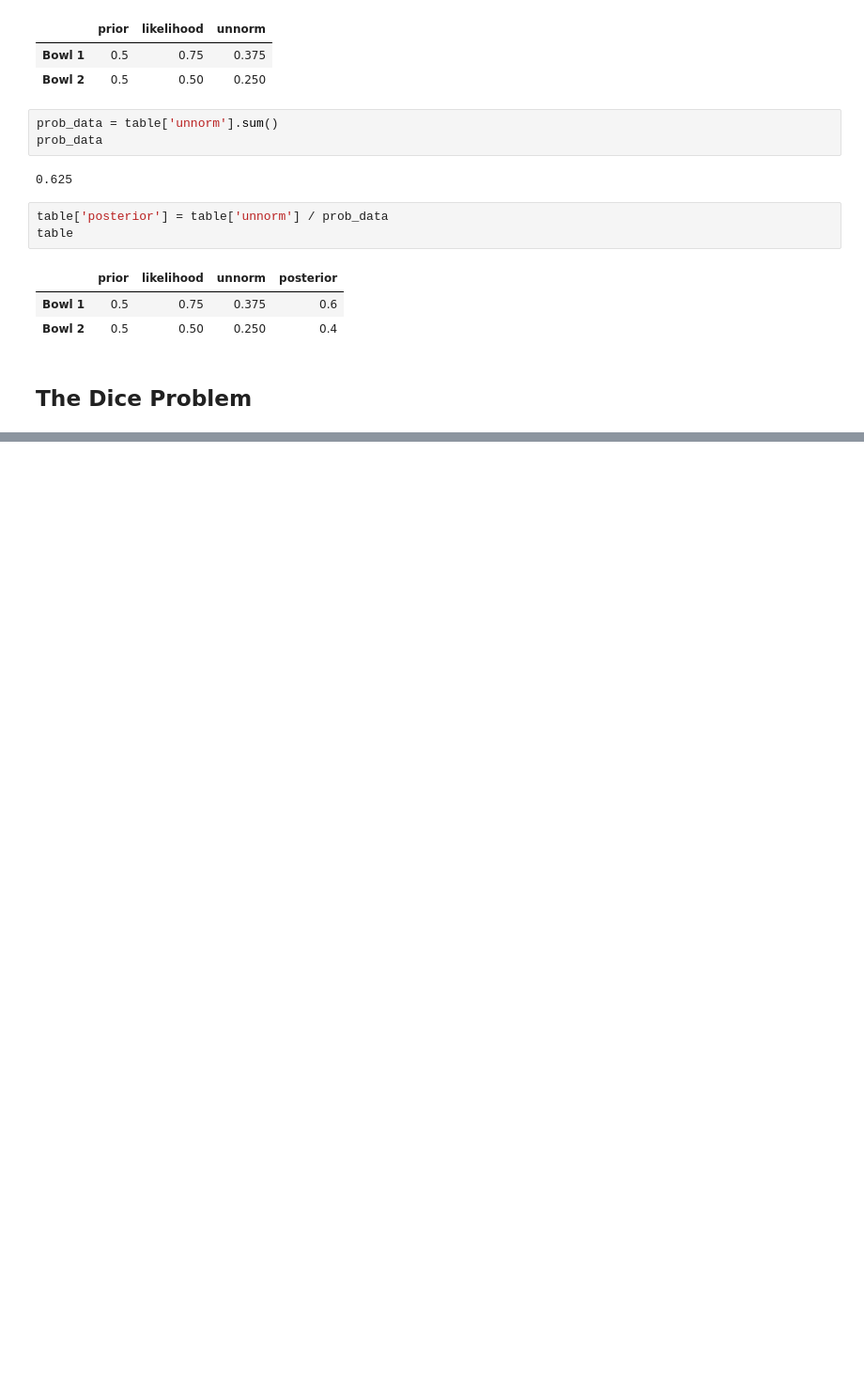
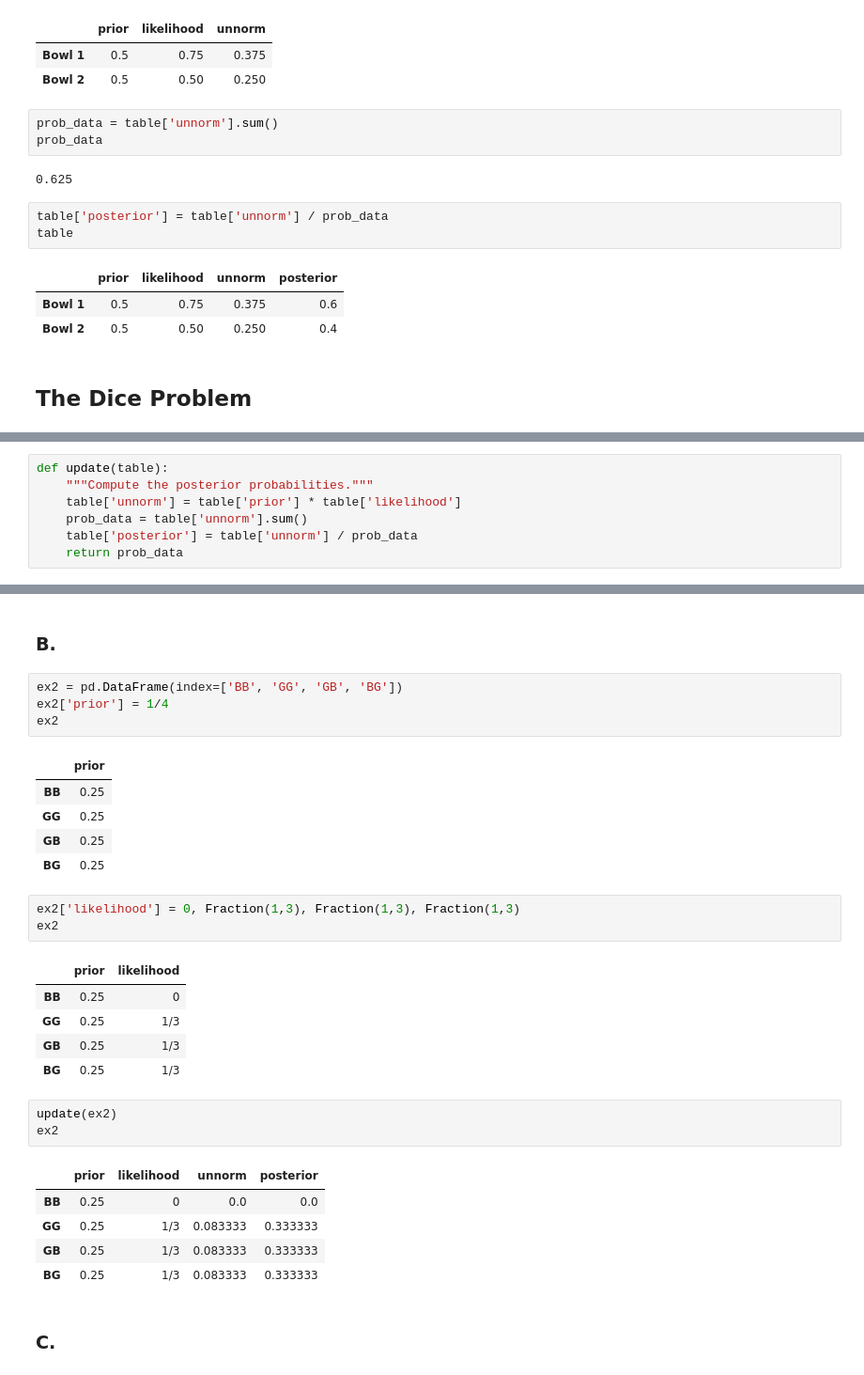
Before and after one commit to pydatawrangler/biwp, a Jupyter notebook: book_think-bayes-2ed/02_tb2_ch2.ipynb, the cells around one changed output, grey strips where cells are left out. Shown: that part at 94% size. Cells and saved outputs as stored; diff of their text form; blank space fills up the shorter version.

```diff
--- a/book_think-bayes-2ed/02_tb2_ch2.ipynb
+++ b/book_think-bayes-2ed/02_tb2_ch2.ipynb
@@ -43,0 +57,7 @@ table
+# %%
+def update(table):
+    """Compute the posterior probabilities."""
+    table['unnorm'] = table['prior'] * table['likelihood']
+    prob_data = table['unnorm'].sum()
+    table['posterior'] = table['unnorm'] / prob_data
+    return prob_data
@@ -43,0 +126,32 @@ table
+# %% [markdown]
+### B.
+# %%
+ex2 = pd.DataFrame(index=['BB', 'GG', 'GB', 'BG'])
+ex2['prior'] = 1/4
+ex2
+# %% [output]
+|  | prior |
+| BB | 0.25 |
+| GG | 0.25 |
+| GB | 0.25 |
+| BG | 0.25 |
+# %%
+ex2['likelihood'] = 0, Fraction(1,3), Fraction(1,3), Fraction(1,3)
+ex2
+# %% [output]
+|  | prior | likelihood |
+| BB | 0.25 | 0 |
+| GG | 0.25 | 1/3 |
+| GB | 0.25 | 1/3 |
+| BG | 0.25 | 1/3 |
+# %%
+update(ex2)
+ex2
+# %% [output]
+|  | prior | likelihood | unnorm | posterior |
+| BB | 0.25 | 0 | 0.0 | 0.0 |
+| GG | 0.25 | 1/3 | 0.083333 | 0.333333 |
+| GB | 0.25 | 1/3 | 0.083333 | 0.333333 |
+| BG | 0.25 | 1/3 | 0.083333 | 0.333333 |
+# %% [markdown]
+### C.
```
Also changed, not shown: parts of 24 cells of this notebook, 4 other files.
